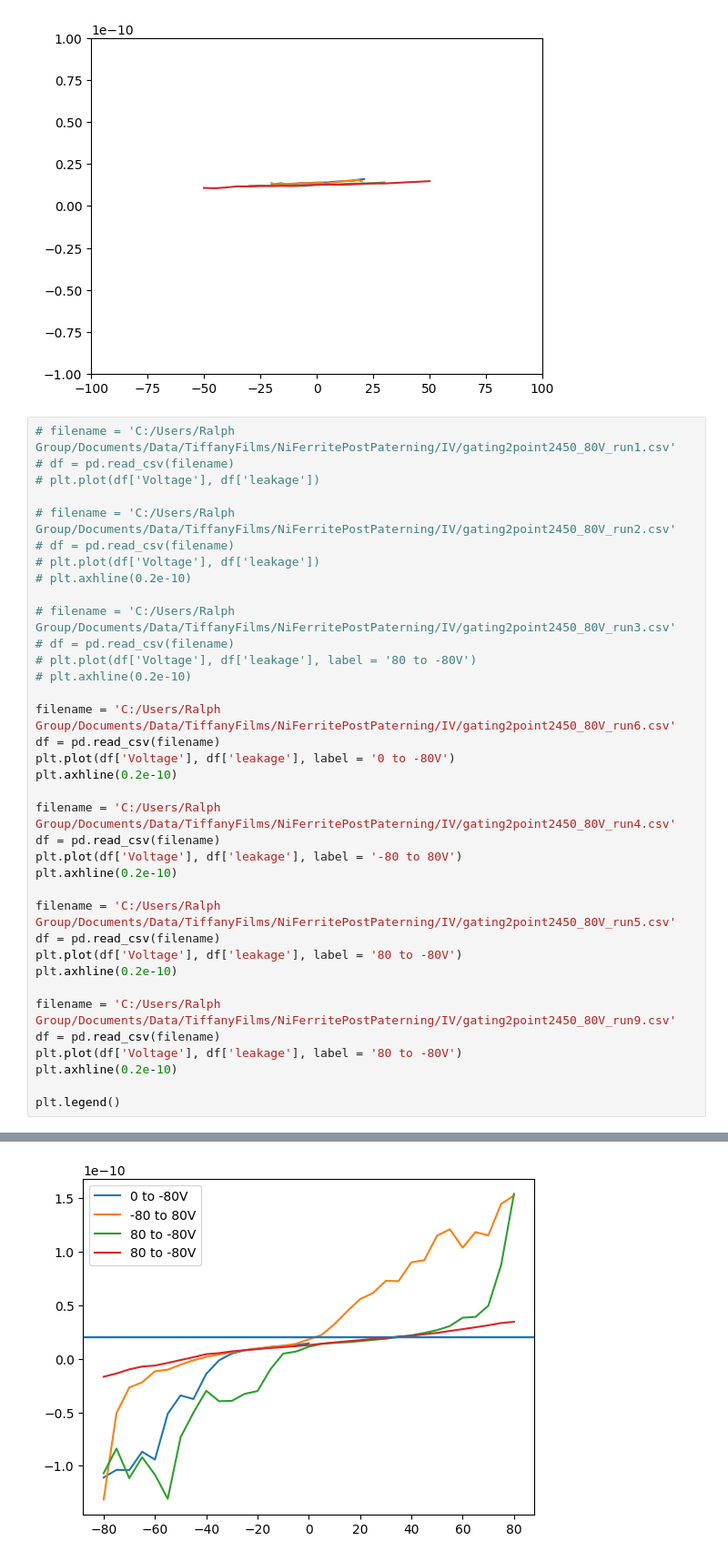
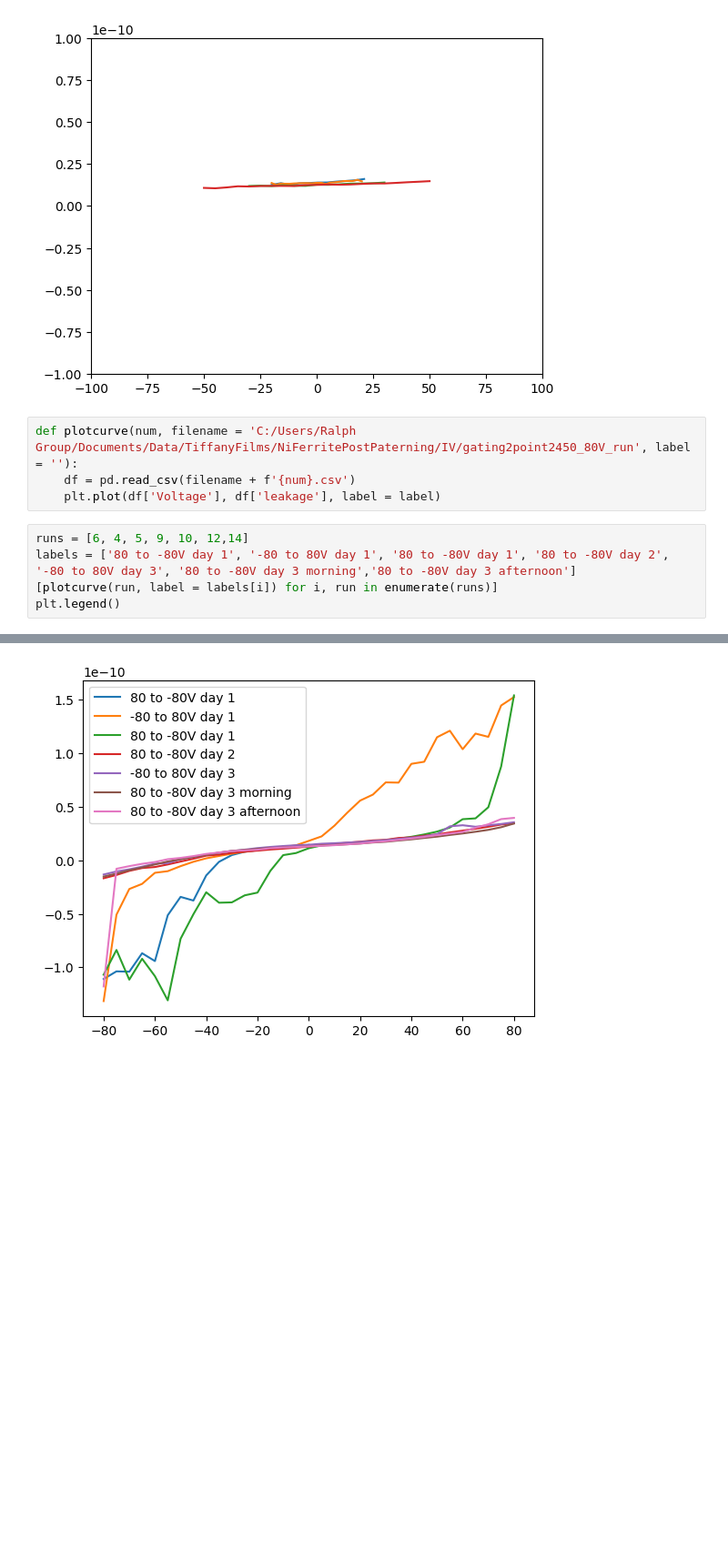
Before and after one commit to OrionSmedley/SagnacOperatingSys, a Jupyter notebook: sagnac_control/VoltageSweepPlot.ipynb, the cells around one changed output, grey strips where cells are left out. Shown at 91% size. Saved outputs shown, nothing was run; the diff lists cells and outputs as text; blank space fills up the shorter version.

```diff
--- a/sagnac_control/VoltageSweepPlot.ipynb
+++ b/sagnac_control/VoltageSweepPlot.ipynb
@@ -17,42 +17,15 @@ plt.xlim(-100, 100)
 # %% [output]
 (-100.0, 100.0)
 [figure]
+# %%
+def plotcurve(num, filename = 'C:/Users/Ralph Group/Documents/Data/TiffanyFilms/NiFerritePostPaterning/IV/gating2point2450_80V_run', label = ''):
+    df = pd.read_csv(filename + f'{num}.csv')
+    plt.plot(df['Voltage'], df['leakage'], label = label)
 # %%
-# filename = 'C:/Users/Ralph Group/Documents/Data/TiffanyFilms/NiFerritePostPaterning/IV/gating2point2450_80V_run1.csv'
-# df = pd.read_csv(filename)
-# plt.plot(df['Voltage'], df['leakage'])
-
-# filename = 'C:/Users/Ralph Group/Documents/Data/TiffanyFilms/NiFerritePostPaterning/IV/gating2point2450_80V_run2.csv'
-# df = pd.read_csv(filename)
-# plt.plot(df['Voltage'], df['leakage'])
-# plt.axhline(0.2e-10)
-
-# filename = 'C:/Users/Ralph Group/Documents/Data/TiffanyFilms/NiFerritePostPaterning/IV/gating2point2450_80V_run3.csv'
-# df = pd.read_csv(filename)
-# plt.plot(df['Voltage'], df['leakage'], label = '80 to -80V')
-# plt.axhline(0.2e-10)
-
-filename = 'C:/Users/Ralph Group/Documents/Data/TiffanyFilms/NiFerritePostPaterning/IV/gating2point2450_80V_run6.csv'
-df = pd.read_csv(filename)
-plt.plot(df['Voltage'], df['leakage'], label = '0 to -80V')
-plt.axhline(0.2e-10)
-
-filename = 'C:/Users/Ralph Group/Documents/Data/TiffanyFilms/NiFerritePostPaterning/IV/gating2point2450_80V_run4.csv'
-df = pd.read_csv(filename)
-plt.plot(df['Voltage'], df['leakage'], label = '-80 to 80V')
-plt.axhline(0.2e-10)
-
-filename = 'C:/Users/Ralph Group/Documents/Data/TiffanyFilms/NiFerritePostPaterning/IV/gating2point2450_80V_run5.csv'
-df = pd.read_csv(filename)
-plt.plot(df['Voltage'], df['leakage'], label = '80 to -80V')
-plt.axhline(0.2e-10)
-
-filename = 'C:/Users/Ralph Group/Documents/Data/TiffanyFilms/NiFerritePostPaterning/IV/gating2point2450_80V_run9.csv'
-df = pd.read_csv(filename)
-plt.plot(df['Voltage'], df['leakage'], label = '80 to -80V')
-plt.axhline(0.2e-10)
-
+runs = [6, 4, 5, 9, 10, 12,14]
+labels = ['80 to -80V day 1', '-80 to 80V day 1', '80 to -80V day 1', '80 to -80V day 2', '-80 to 80V day 3', '80 to -80V day 3 morning','80 to -80V day 3 afternoon']
+[plotcurve(run, label = labels[i]) for i, run in enumerate(runs)]
 plt.legend()
 # %% [output]
 <matplotlib.legend.Legend at 0x...>
-[figure, old version]
+[figure, new version]
```
Also changed, not shown: parts of 1 cell of this notebook, 8 other files.
